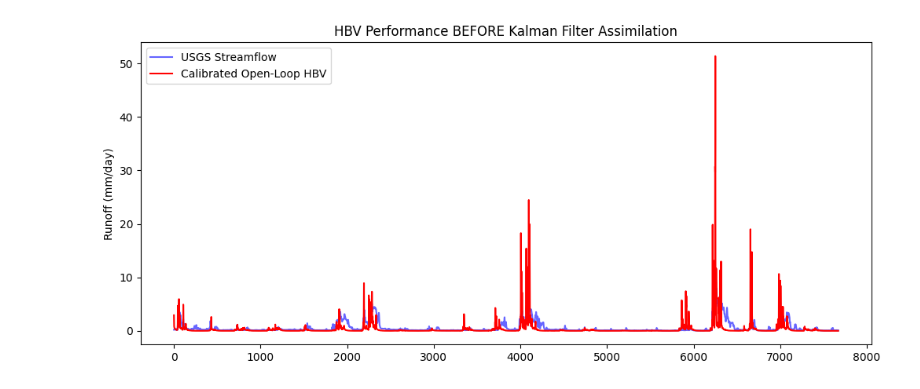
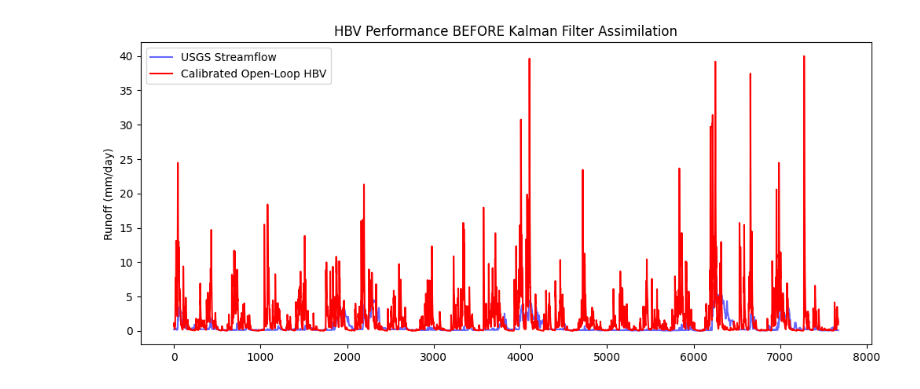
Before and after one commit to Felix-Schwer/rainfall_kf, a Jupyter notebook: notebooks/Seibert_calibration.ipynb, the cells around one changed output. Drawn from its saved outputs; the diff is of its cells as text; code cells hidden in the pictures.

```diff
--- a/notebooks/Seibert_calibration.ipynb
+++ b/notebooks/Seibert_calibration.ipynb
@@ -78,7 +78,7 @@ class Direct_SJV_Calibration:
 
     def simulation(self, vector):
         # Unpack the guessed parameters
-        fc_guess, k0_guess, k1_guess, k2_guess, tt_guess, d_guess = vector
+        d_guess, fc_guess, k0_guess, k1_guess, k2_guess, tt_guess = vector
 
         test_params = HBVParameters(
             d=d_guess,
@@ -160,12 +160,12 @@ calibration_setup = Direct_SJV_Calibration(
 
 # find the best parameters
 sampler = spotpy.algorithms.sceua(calibration_setup, dbname='SJV_Direct_Calibration', dbformat='csv')
-sampler.sample(1000)
+sampler.sample(100)
 
 # get best parameters
 results = spotpy.analyser.load_csv_results('SJV_Direct_Calibration')
 
-best_index = np.argmax(results['like1'])
+best_index = np.argmin(results['like1'])
 print(f"Best Multi-Criteria Score: {results['like1'][best_index]:.3f}")
 
 # final parameters
@@ -223 +223 @@ HBVParameters(d=np.float32(4.9509015), fc=np.float32(495.22925), beta=4.0775, c=
-[figure, old version]
+[figure, new version]
```
Also changed, not shown: parts of 2 cells of this notebook.
